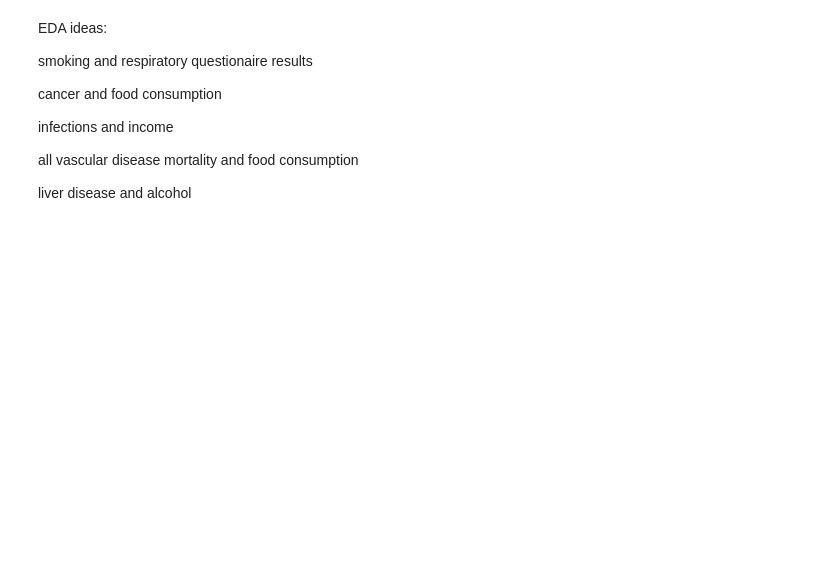
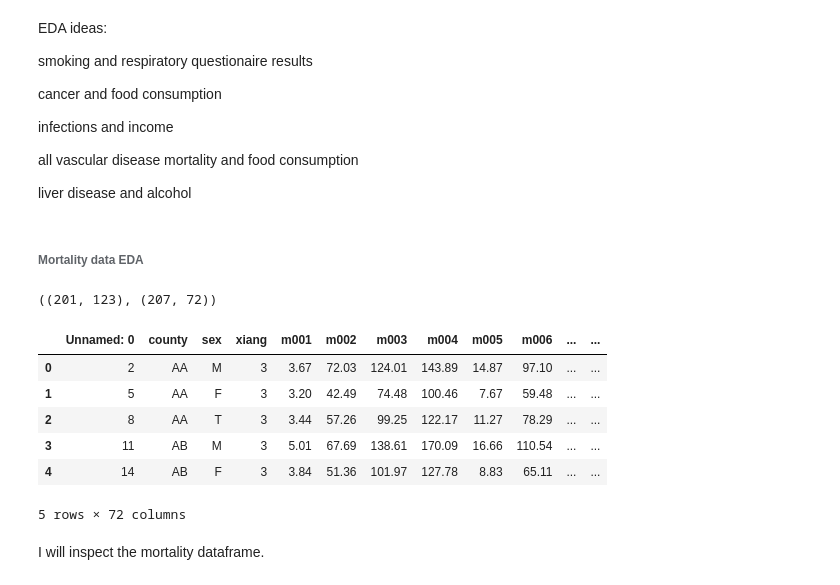
Before and after one commit to colbytse/community_health_project, a Jupyter notebook: will.ipynb, the cells around one changed output. Drawn from its saved outputs; the diff is of its cells as text; code cells hidden in the pictures; blank space fills up the shorter version.

```diff
--- a/will.ipynb
+++ b/will.ipynb
@@ -62,0 +39,18 @@ pd.rea
+# %% [markdown]
+###### Mortality data EDA
+# %%
+ch89m.shape, ch83m.shape
+# there are more mortality features in
+# ch89m than in ch83m
+# %% [output]
+((201, 123), (207, 72))
+# %%
+ch83m.head()
+# %% [output]
+|  | Unnamed: 0 | county | sex | xiang | m001 | m002 | m003 | m004 | m005 | m006 | ... | ... |
+| 0 | 2 | AA | M | 3 | 3.67 | 72.03 | 124.01 | 143.89 | 14.87 | 97.10 | ... | ... |
+| 1 | 5 | AA | F | 3 | 3.20 | 42.49 | 74.48 | 100.46 | 7.67 | 59.48 | ... | ... |
+| 2 | 8 | AA | T | 3 | 3.44 | 57.26 | 99.25 | 122.17 | 11.27 | 78.29 | ... | ... |
+| 3 | 11 | AB | M | 3 | 5.01 | 67.69 | 138.61 | 170.09 | 16.66 | 110.54 | ... | ... |
+| 4 | 14 | AB | F | 3 | 3.84 | 51.36 | 101.97 | 127.78 | 8.83 | 65.11 | ... | ... |
+5 rows × 72 columns
@@ -62,0 +59,2 @@ pd.rea
+# %% [markdown]
+I will inspect the mortality dataframe.
```
Also changed, not shown: parts of 36 cells of this notebook, 1 other file.
